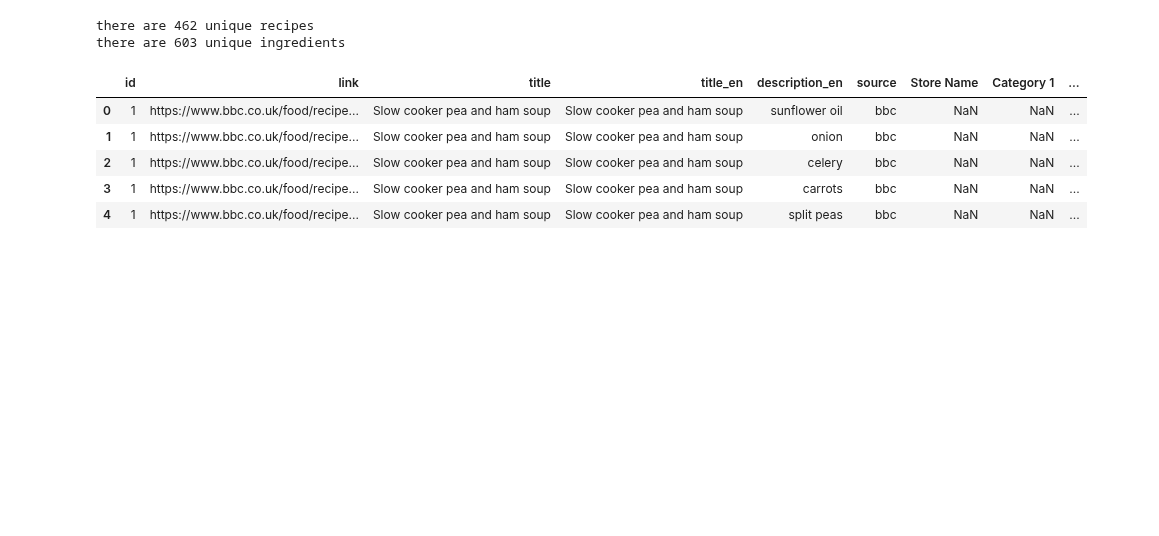
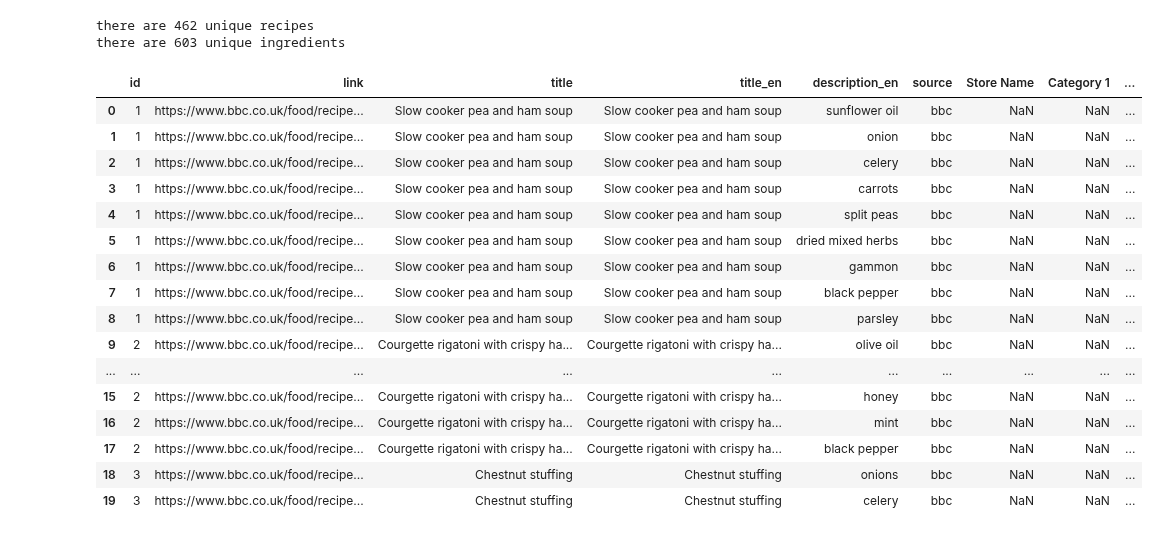
Before and after one commit to AfonsoCunha22/ComputationalToolsProject, a Jupyter notebook: join_recipes_with_ingredients.ipynb, the cells around one changed output. Cells and saved outputs as stored; diff of their text form; code cells hidden in the pictures; blank space fills up the shorter version.

```diff
--- a/join_recipes_with_ingredients.ipynb
+++ b/join_recipes_with_ingredients.ipynb
@@ -38,16 +50,27 @@ there are 603 unique ingredients
 # %%
 # Merge the dataframes on the 'Category 1' column from df and 'description_en' column from df2
 merged_df = pd.merge(df2, df, left_on='description_en', right_on='Cleaned Ingredients', how='left')
 
 # Display the merged dataframe
-merged_df.head()
+merged_df.head(20)
 # %% [output]
 |  | id | link | title | title_en | description_en | source | Store Name | Category 1 | ... |
 | 0 | 1 | https://www.bbc.co.uk/food/recipe... | Slow cooker pea and ham soup | Slow cooker pea and ham soup | sunflower oil | bbc | NaN | NaN | ... |
 | 1 | 1 | https://www.bbc.co.uk/food/recipe... | Slow cooker pea and ham soup | Slow cooker pea and ham soup | onion | bbc | NaN | NaN | ... |
 | 2 | 1 | https://www.bbc.co.uk/food/recipe... | Slow cooker pea and ham soup | Slow cooker pea and ham soup | celery | bbc | NaN | NaN | ... |
 | 3 | 1 | https://www.bbc.co.uk/food/recipe... | Slow cooker pea and ham soup | Slow cooker pea and ham soup | carrots | bbc | NaN | NaN | ... |
 | 4 | 1 | https://www.bbc.co.uk/food/recipe... | Slow cooker pea and ham soup | Slow cooker pea and ham soup | split peas | bbc | NaN | NaN | ... |
+| 5 | 1 | https://www.bbc.co.uk/food/recipe... | Slow cooker pea and ham soup | Slow cooker pea and ham soup | dried mixed herbs | bbc | NaN | NaN | ... |
+| 6 | 1 | https://www.bbc.co.uk/food/recipe... | Slow cooker pea and ham soup | Slow cooker pea and ham soup | gammon | bbc | NaN | NaN | ... |
+| 7 | 1 | https://www.bbc.co.uk/food/recipe... | Slow cooker pea and ham soup | Slow cooker pea and ham soup | black pepper | bbc | NaN | NaN | ... |
+| 8 | 1 | https://www.bbc.co.uk/food/recipe... | Slow cooker pea and ham soup | Slow cooker pea and ham soup | parsley | bbc | NaN | NaN | ... |
+| 9 | 2 | https://www.bbc.co.uk/food/recipe... | Courgette rigatoni with crispy ha... | Courgette rigatoni with crispy ha... | olive oil | bbc | NaN | NaN | ... |
+| ... | ... | ... | ... | ... | ... | ... | ... | ... | ... |
+| 15 | 2 | https://www.bbc.co.uk/food/recipe... | Courgette rigatoni with crispy ha... | Courgette rigatoni with crispy ha... | honey | bbc | NaN | NaN | ... |
+| 16 | 2 | https://www.bbc.co.uk/food/recipe... | Courgette rigatoni with crispy ha... | Courgette rigatoni with crispy ha... | mint | bbc | NaN | NaN | ... |
+| 17 | 2 | https://www.bbc.co.uk/food/recipe... | Courgette rigatoni with crispy ha... | Courgette rigatoni with crispy ha... | black pepper | bbc | NaN | NaN | ... |
+| 18 | 3 | https://www.bbc.co.uk/food/recipe... | Chestnut stuffing | Chestnut stuffing | onions | bbc | NaN | NaN | ... |
+| 19 | 3 | https://www.bbc.co.uk/food/recipe... | Chestnut stuffing | Chestnut stuffing | celery | bbc | NaN | NaN | ... |
 # %%
 # Count unique recipes that have a match in the Salling data
 print(f"There are {merged_df['title'].nunique()} unique recipes that have a match in the Salling data")
```
Also changed, not shown: parts of 5 cells of this notebook, 1 other file.
